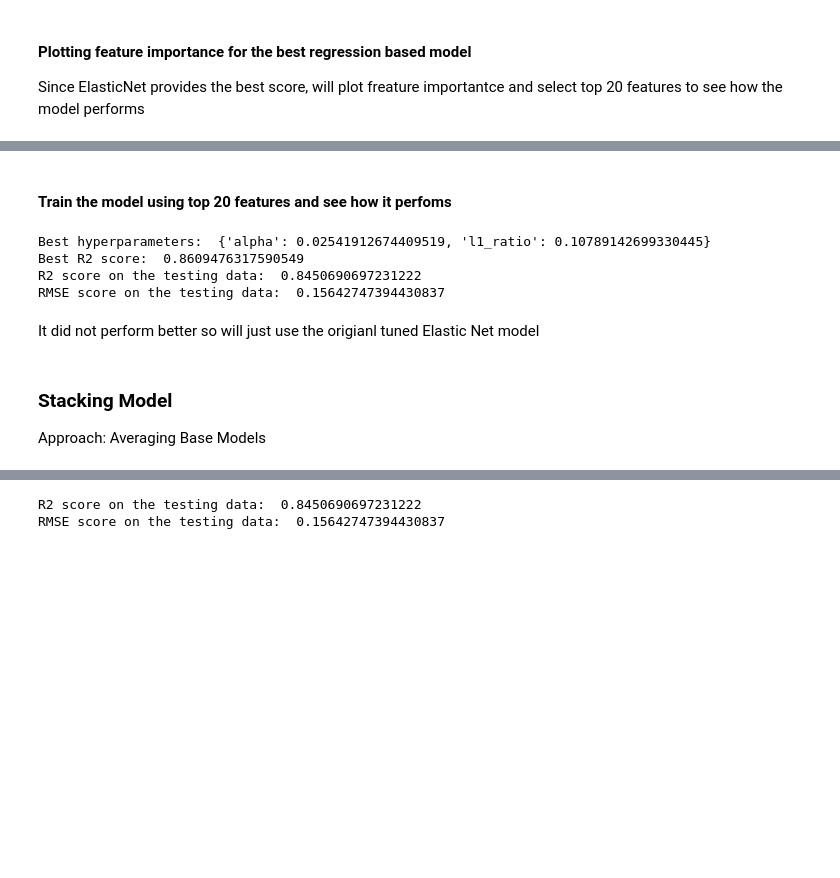
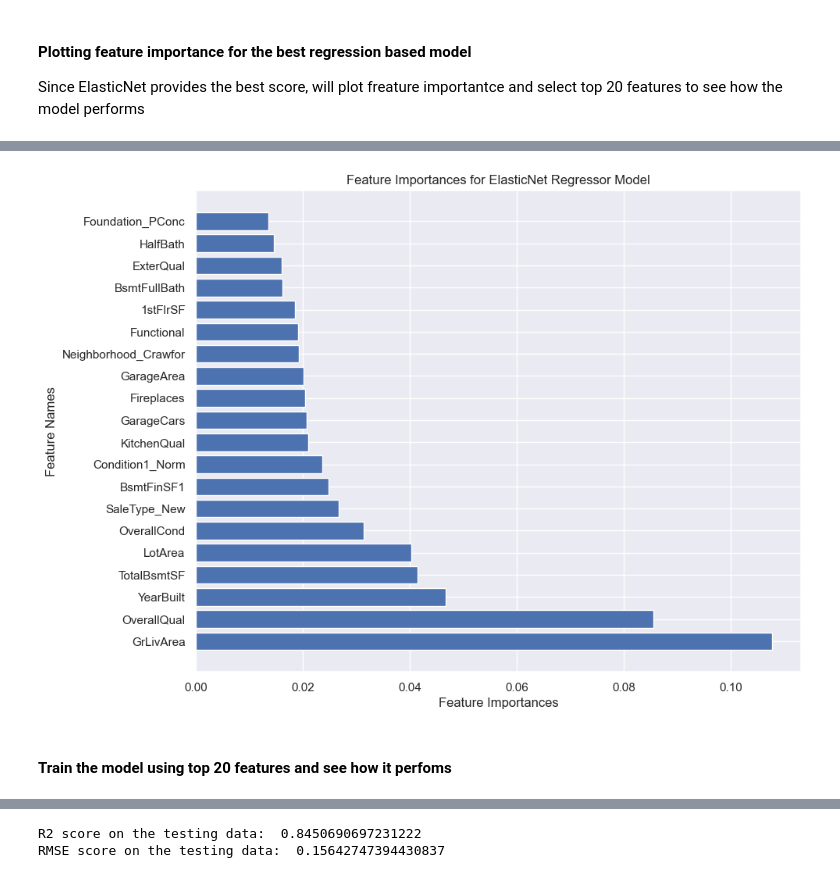
Before and after one commit to tw1107/Springboard-Capstone-House-Price, a Jupyter notebook: notebook/04_Modeling.ipynb, the cells around one changed output, grey strips where cells are left out. Saved outputs shown, nothing was run; the diff lists cells and outputs as text; code cells hidden in the pictures; blank space fills up the shorter version.

```diff
--- a/notebook/04_Modeling.ipynb
+++ b/notebook/04_Modeling.ipynb
@@ -704,48 +675,29 @@ plt.show()
-# %% [markdown]
-#### Train the model using top 20 features and see how it perfoms
-# %%
-# Select the top 20 features using SelectKBest
-selector = SelectKBest(f_regression, k=20)
-X_train_new = selector.fit_transform(X_train, y_train)
-X_test_new = selector.transform(X_test)
-
-# Define the parameter grid
-en_param_dist = {"alpha": uniform(0, 1),
-              "l1_ratio": uniform(0, 1)}
-
-# Create an ElasticNet model object
-enet_mode_features = ElasticNet()
-
-# Create a RandomizedSearchCV object
-random_search = RandomizedSearchCV(estimator=enet_model, param_distributions=en_param_dist, n_iter=100, cv=5, random_state=42)
-
-# Fit the model to the training data
-random_search.fit(X_train_new, y_train)
-
-# Print the best hyperparameters
-print("Best hyperparameters: ", random_search.best_params_)
-print("Best R2 score: ", random_search.best_score_)
-
-# Train the ElasticNet model with the best hyperparameters on the entire training set
-enet_model = ElasticNet(**random_search.best_params_)
-enet_model.fit(X_train_new, y_train)
-
-# Make predictions on the testing data
-y_pred = enet_model.predict(X_test_new)
-
-# Calculate R2 and RMSE scores on the testing data
-r2 = r2_score(y_test, y_pred)
-rmse = mean_squared_error(y_test, y_pred, squared=False)
-print("R2 score on the testing data: ", r2)
-print("RMSE score on the testing data: ", rmse)
-# %% [output]
-Best hyperparameters:  {'alpha': 0.02541912674409519, 'l1_ratio': 0.10789142699330445}
-Best R2 score:  0.8609476317590549
-R2 score on the testing data:  0.8450690697231222
-RMSE score on the testing data:  0.15642747394430837
-# %% [markdown]
-It did not perform better so will just use the origianl tuned Elastic Net model
-# %% [markdown]
-### Stacking Model
-
-Approach: Averaging Base Models
+# %%
+# Get the feature importances from the trained ElasticNet Regressor model
+feature_importances = enet_model.coef_
+
+# Get the feature names from the column names of the training data
+feature_names = list(X_train.columns)
+
+# Get the non-zero feature importances and corresponding feature names
+nonzero_features = [(feature_names[i], feature_importances[i]) for i in range(len(feature_names)) if feature_importances[i] > 0]
+
+# Sort the non-zero feature importances in descending order
+nonzero_features_sorted = sorted(nonzero_features, key=lambda x: x[1], reverse=True)
+
+# Extract the non-zero feature names and importances for plotting
+nonzero_feature_names = [f[0] for f in nonzero_features_sorted]
+nonzero_feature_importances = [f[1] for f in nonzero_features_sorted]
+
+# Plot the non-zero feature importances as a horizontal bar chart
+plt.figure(figsize=(10, 8))
+plt.barh(np.arange(20), nonzero_feature_importances[:20])
+plt.yticks(np.arange(20), nonzero_feature_names[:20])
+plt.xlabel('Feature Importances')
+plt.ylabel('Feature Names')
+plt.title('Feature Importances for ElasticNet Regressor Model')
+plt.show()
+# %% [output]
+[figure, added]
+# %% [markdown]
+#### Train the model using top 20 features and see how it perfoms
```
Also changed, not shown: parts of 19 cells of this notebook.
